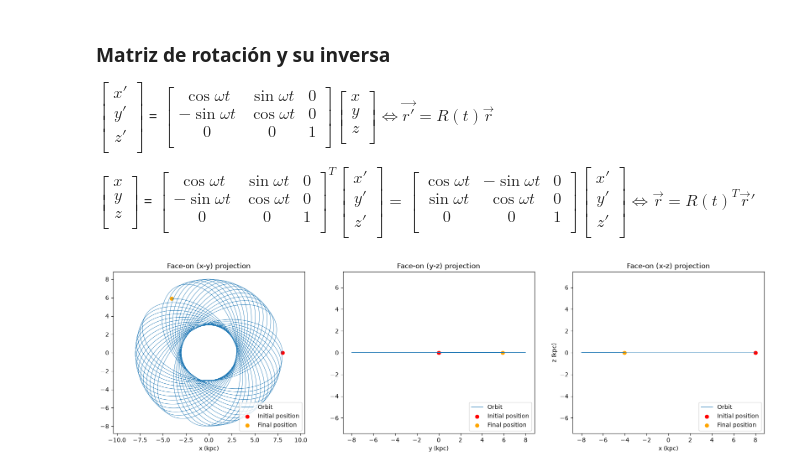
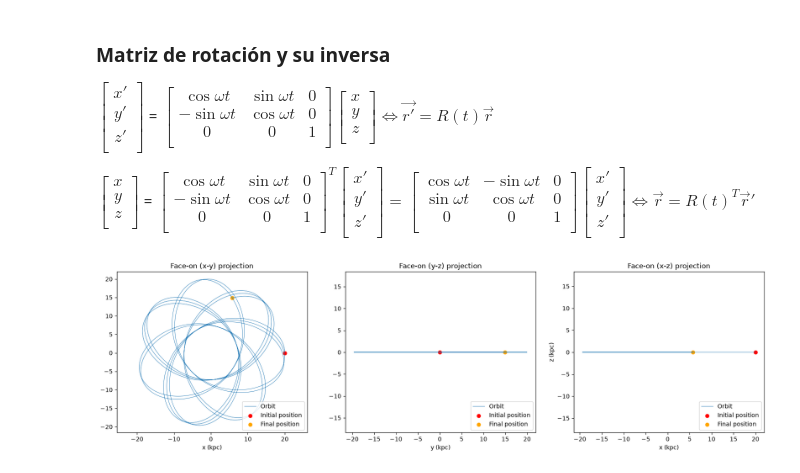
Before and after one commit to emmdaz/tesis-codes, a Jupyter notebook: orbits-integration/NonInertialRF_Integration.ipynb, the cells around one changed output. Cells and saved outputs as stored; diff of their text form; code cells hidden in the pictures.

```diff
--- a/orbits-integration/NonInertialRF_Integration.ipynb
+++ b/orbits-integration/NonInertialRF_Integration.ipynb
@@ -10,8 +60,22 @@ Condiciones iniciales del sistema
 kpc = 1.0                 # already in code length units
 kms_to_code = 1.0/10.0    # 1 code velocity unit = 10 km/s
 
-x0, y0_, z0 = 8.0, 0.0, 0.0 #0.021         # kpc: R ~ 8 kpc, slightly above the plane
-vx0, vy0, vz0 = 0.0*kms_to_code, 120.0*kms_to_code, 0.0*kms_to_code  # km/s -> code units
+x0, y0_, z0 = 20.0, 0.0, 0.0 #0.021         # kpc: R ~ 8 kpc, slightly above the plane
+
+def vel_c(v, code_units = True):
+    ac = acc(v)
+    x, y, z = v[0], v[1], v[2]
+    if code_units == False:
+        vel = np.sqrt(-ac[0]*x - ac[1]*y - ac[2]*z)*10
+    else:
+        vel = np.sqrt(-ac[0]*x - ac[1]*y - ac[2]*z)
+    return vel
+
+#vx0, vy0, vz0 = 0.0*kms_to_code, vel_c(np.array([x0, y0_, z0])), 0.0*kms_to_code  # km/s -> code units
+
+""" Ejemplo con velocidad no circular """
+vx0, vy0, vz0 = 0.0*kms_to_code, 120*kms_to_code, 0.0*kms_to_code  # km/s -> code units
+
 state0 = np.array([x0, y0_, z0, vx0, vy0, vz0]) # En el marco inercial
 
 # Integration will be till 5 Gyrs
@@ -179,6 +243,7 @@ while solver.status == 'running':
     soly.append(solver.y.copy()) # These is the solution for each step
 
 soly = np.array(soly)
+ts = np.array(ts)
 # %%
 """ Gráficas de las órbitas """
 fig, axes = plt.subplots(1, 3, figsize = (20,5))
@@ -325,43 +390,45 @@ def RinvV(state, omega, ts):
     static[:, 1] = (sin * state[:, 0] + cos * state[:, 1])
     static[:, 2] = state[:, 2]
 
-    static[:, 3] = -sin*(state[:,0] + state[:,4]) + cos*(state[:,3] - state[:,1])
-    static[:, 4] = -sin*(state[:, 1] - state[:,3]) + cos*(state[:,0] + state[:, 4])
+    static[:, 3] = -sin*(w*state[:,0] + state[:,4]) + cos*(state[:,3] - w*state[:,1])
+    static[:, 4] = -sin*(w*state[:, 1] - state[:,3]) + cos*(w*state[:,0] + state[:, 4])
     static[:, 5] = state[:,5]
 
     return static
 # %%
 """ Órbitas en el marco inercial """
+soly_inv = RinvV(soly, omega, ts)
+
 fig, axes = plt.subplots(1, 3, figsize = (20,5))
 
 axes[0].plot(soly_inv[:,0], soly_inv[:,1], lw=0.6, label = "Orbit")
 axes[0].scatter(state0[0], state0[1], color = "r", label = "Initial position")
 axes[0].scatter(soly_inv[-1,0], soly_inv[-1,1], color = "orange", label = "Final position")
 axes[0].set_xlabel('x (kpc)'); plt.ylabel('y (kpc)')
 axes[0].set_title('Face-on (x-y) projection')
 axes[0].legend(loc = 4)
 axes[0].axis("equal")
 
 axes[1].plot(soly_inv[:,1], soly_inv[:,2], lw=0.6, label = "Orbit")
 axes[1].scatter(state0[1], state0[2], color = "r", label = "Initial position")
 axes[1].scatter(soly_inv[-1,1], soly_inv[-1,2], color = "orange", label = "Final position")
 axes[1].set_xlabel('y (kpc)'); plt.ylabel('z (kpc)')
 axes[1].set_title('Face-on (y-z) projection')
 axes[1].legend(loc = 4)
 axes[1].axis("equal")
 
 axes[2].plot(soly_inv[:,0], soly_inv[:,2], lw=0.6, label = "Orbit")
 axes[2].scatter(state0[0], state0[2], color = "r", label = "Initial position")
 axes[2].scatter(soly_inv[-1,0], soly_inv[-1,2], color = "orange", label = "Final position")
 axes[2].set_xlabel('x (kpc)'); plt.ylabel('z (kpc)')
 axes[2].set_title('Face-on (x-z) projection')
 axes[2].legend(loc = 4)
 axes[2].axis("equal")
 
 #plt.savefig("./images/orbits_each_planeRK45.png")
 plt.show()
 # %% [output]
-[figure, old version]
+[figure, new version]
 # %%
 # Relative error in initial and final energy
 
```
Also changed, not shown: parts of 6 cells of this notebook, 5 other files.
